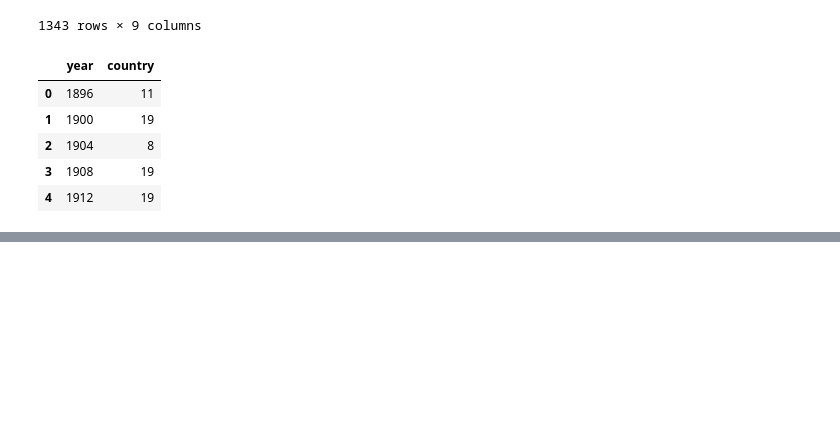
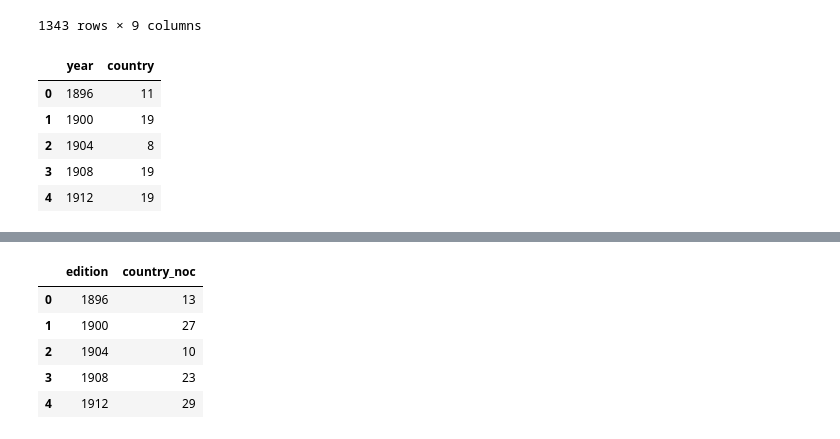
Before and after one commit to brandonhayes13/olympic_project, a Jupyter notebook: Country_Code.ipynb, the cells around one changed output, grey strips where cells are left out. Cells and saved outputs as stored; diff of their text form; code cells hidden in the pictures; blank space fills up the shorter version.

```diff
--- a/Country_Code.ipynb
+++ b/Country_Code.ipynb
@@ -99,0 +116,11 @@ plt.show()
+# %%
+country_count_per_edition_df = summer_only_event_df.groupby('edition')['country_noc'].nunique().reset_index()
+country_count_per_edition_df['edition'] = country_count_per_edition_df['edition'].str.split().str[0]
+country_count_per_edition_df.head()
+# %% [output]
+|  | edition | country_noc |
+| 0 | 1896 | 13 |
+| 1 | 1900 | 27 |
+| 2 | 1904 | 10 |
+| 3 | 1908 | 23 |
+| 4 | 1912 | 29 |
```
Also changed, not shown: parts of 4 cells of this notebook, 3 other files.
